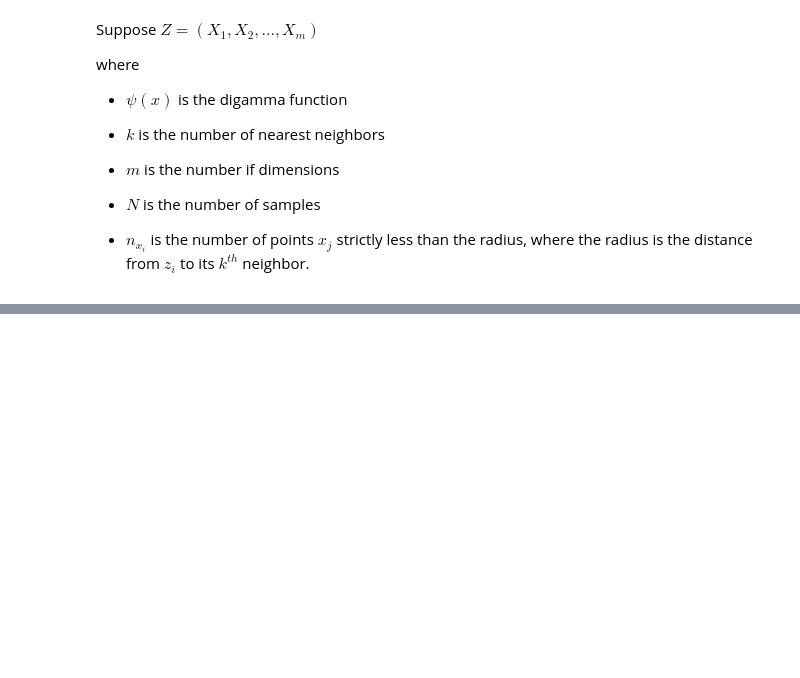
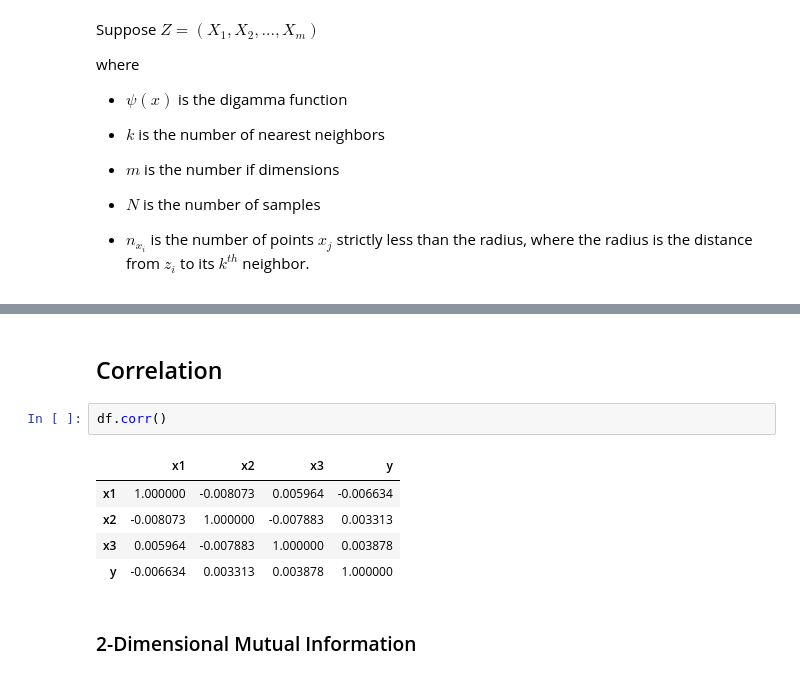
Before and after one commit to gabeztaylor/Mutual-Info, a Jupyter notebook: M-Dim_MI.ipynb, the cells around one changed output, grey strips where cells are left out. Drawn from its saved outputs; the diff is of its cells as text; blank space fills up the shorter version.

```diff
--- a/M-Dim_MI.ipynb
+++ b/M-Dim_MI.ipynb
@@ -98,0 +256,12 @@ def m_dim_mi(X, y, m = 2, n_neighbors = 3):
+# %% [markdown]
+## Correlation
+# %%
+df.corr()
+# %% [output]
+|  | x1 | x2 | x3 | y |
+| x1 | 1.000000 | -0.008073 | 0.005964 | -0.006634 |
+| x2 | -0.008073 | 1.000000 | -0.007883 | 0.003313 |
+| x3 | 0.005964 | -0.007883 | 1.000000 | 0.003878 |
+| y | -0.006634 | 0.003313 | 0.003878 | 1.000000 |
+# %% [markdown]
+### 2-Dimensional Mutual Information
```
Also changed, not shown: parts of 33 cells of this notebook.
